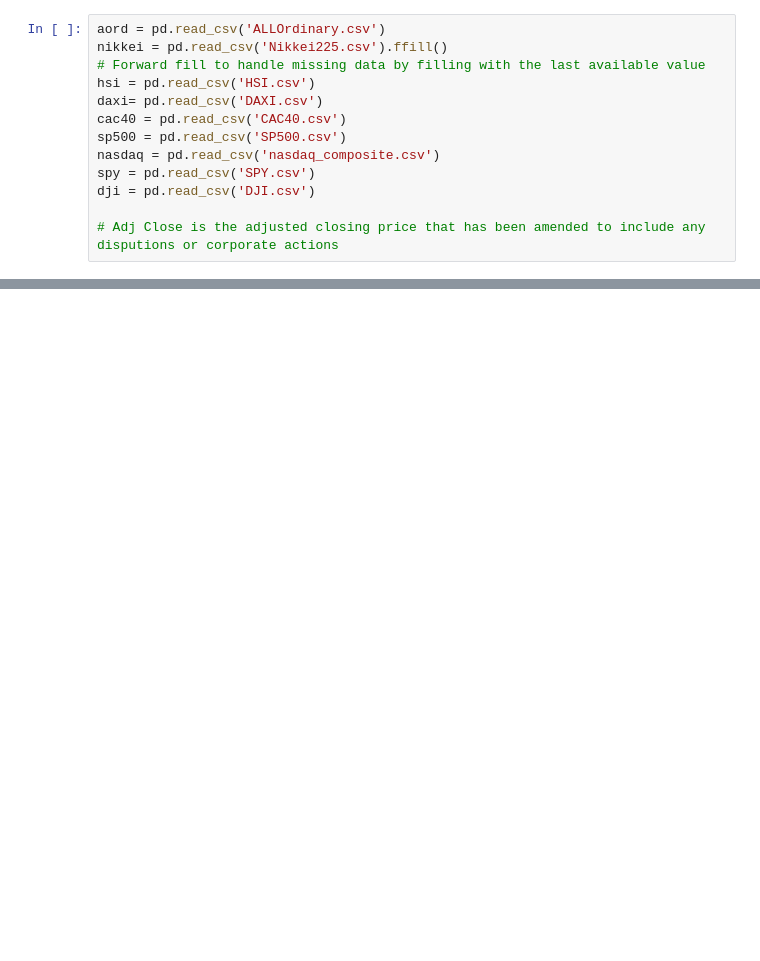
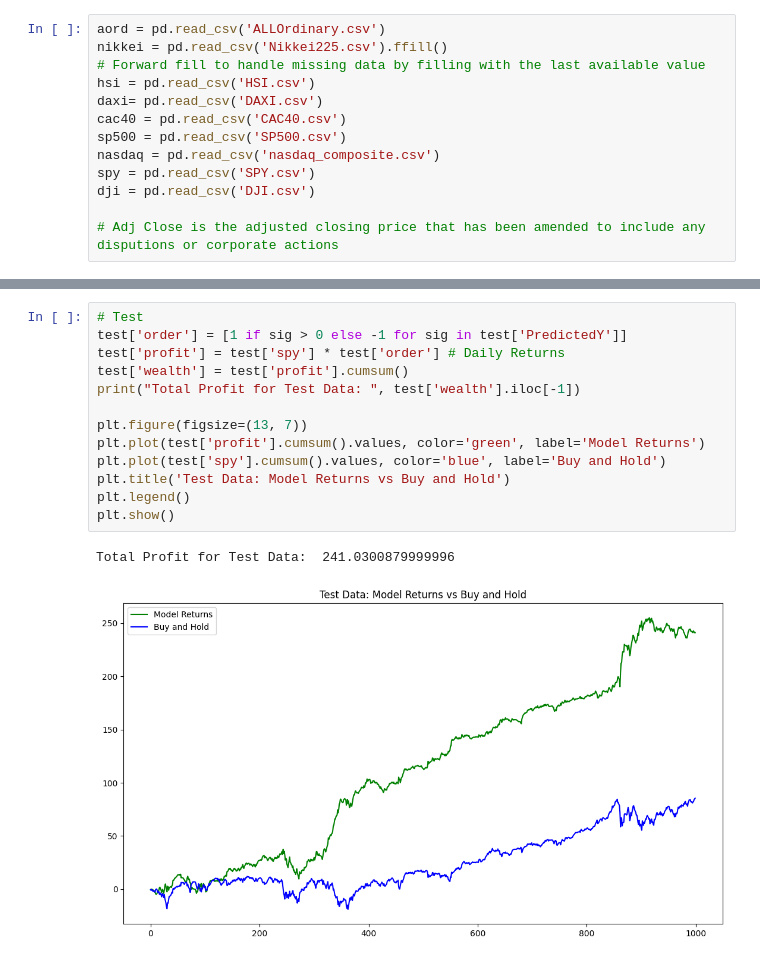
Before and after one commit to DinYeo/CourseraHKU, a Jupyter notebook: SPY Model.ipynb, the cells around one changed output, grey strips where cells are left out. Saved outputs shown, nothing was run; the diff lists cells and outputs as text; blank space fills up the shorter version.

```diff
--- a/SPY Model.ipynb
+++ b/SPY Model.ipynb
@@ -47,0 +263,16 @@ Asian: Close - Open
+# %%
+# Test
+test['order'] = [1 if sig > 0 else -1 for sig in test['PredictedY']]
+test['profit'] = test['spy'] * test['order'] # Daily Returns
+test['wealth'] = test['profit'].cumsum()
+print("Total Profit for Test Data: ", test['wealth'].iloc[-1])
+
+plt.figure(figsize=(13, 7))
+plt.plot(test['profit'].cumsum().values, color='green', label='Model Returns')
+plt.plot(test['spy'].cumsum().values, color='blue', label='Buy and Hold')
+plt.title('Test Data: Model Returns vs Buy and Hold')
+plt.legend()
+plt.show()
+# %% [output]
+Total Profit for Test Data:  241.0300879999996
+[figure, added]
```
Also changed, not shown: parts of 29 cells of this notebook, 2 other files.
